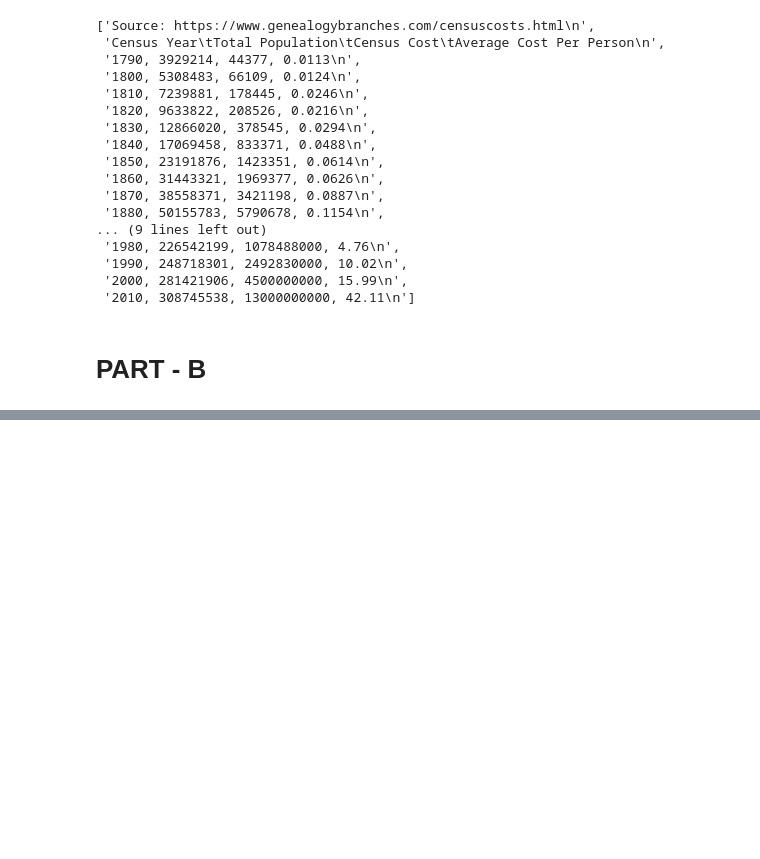
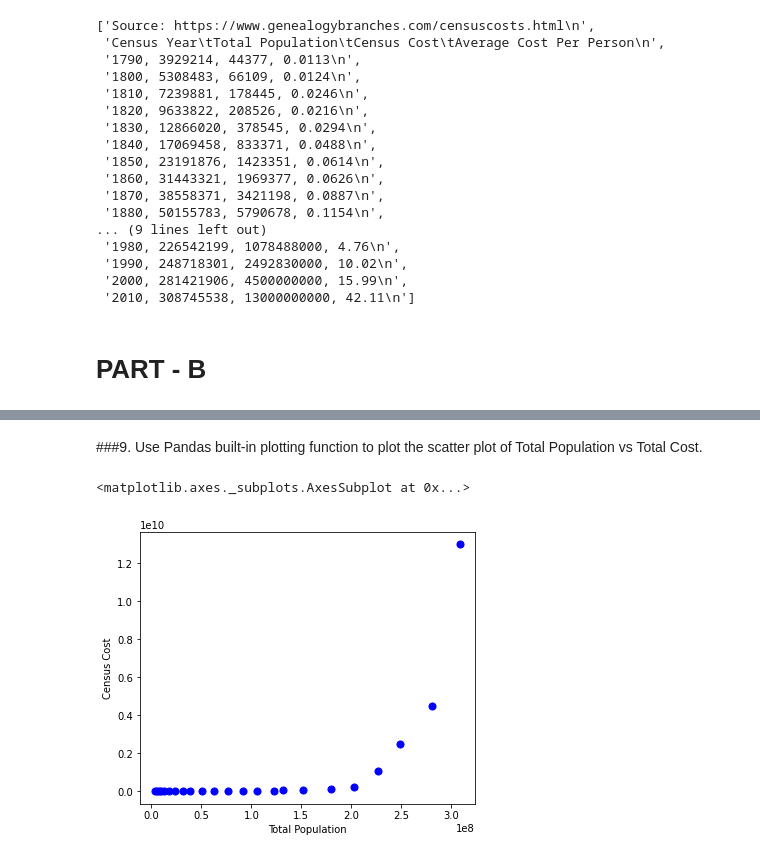
Before and after one commit to DATA-690-SPRING-2022/Dishant_data690, a Jupyter notebook: assignment_04/assignment_04_HW.ipynb, the cells around one changed output, grey strips where cells are left out. Cells and saved outputs as stored; diff of their text form; code cells hidden in the pictures; blank space fills up the shorter version.

```diff
--- a/assignment_04/assignment_04_HW.ipynb
+++ b/assignment_04/assignment_04_HW.ipynb
@@ -204,0 +398,7 @@ new_data  # print new_line_list
+# %% [markdown]
+###9. Use Pandas built-in plotting function to plot the scatter plot of Total Population vs Total Cost.
+# %%
+df.plot.scatter(x='Total Population',y='Census Cost',c='b',s=50,figsize=(6,5))
+# %% [output]
+<matplotlib.axes._subplots.AxesSubplot at 0x...>
+[figure, added]
```
Also changed, not shown: parts of 31 cells of this notebook.
